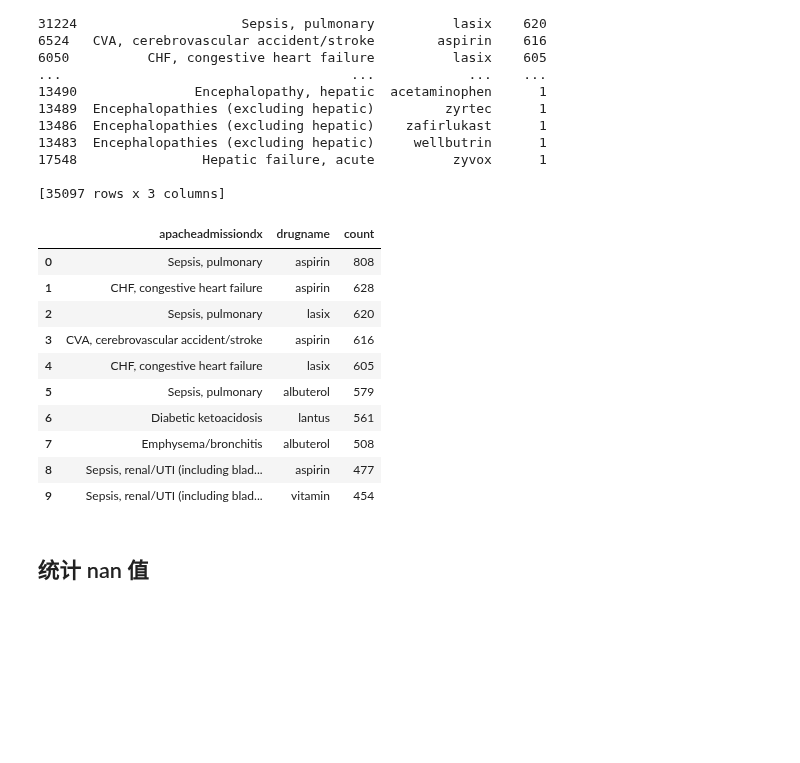
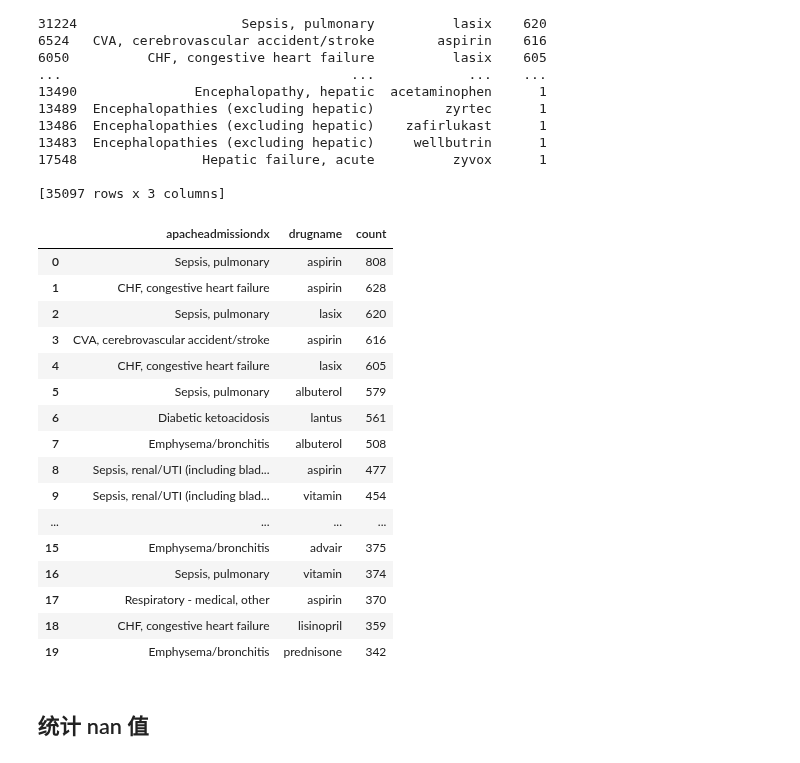
Before and after one commit to joy628/master-project, a Jupyter notebook: data-prepossing-2/admissionDrug.ipynb, the cells around one changed output. Cells and saved outputs as stored; diff of their text form; code cells hidden in the pictures; blank space fills up the shorter version.

```diff
--- a/data-prepossing-2/admissionDrug.ipynb
+++ b/data-prepossing-2/admissionDrug.ipynb
@@ -188,19 +186,25 @@ frequency_table.to_csv(porcesseddir2 + 'selected_patient_drugname_addx_freq.csv'
 # %%
-# frequency_table=pd.read_csv(porcesseddir2 + 'selected_patient_drugname_addx_freq.csv')
+frequency_table=pd.read_csv(porcesseddir2 + 'selected_patient_drugname_addx_freq.csv')
 # %%
-frequency_table.head(n=10)
+frequency_table.head(n=20)
 # %% [output]
 |  | apacheadmissiondx | drugname | count |
 | 0 | Sepsis, pulmonary | aspirin | 808 |
 | 1 | CHF, congestive heart failure | aspirin | 628 |
 | 2 | Sepsis, pulmonary | lasix | 620 |
 | 3 | CVA, cerebrovascular accident/stroke | aspirin | 616 |
 | 4 | CHF, congestive heart failure | lasix | 605 |
 | 5 | Sepsis, pulmonary | albuterol | 579 |
 | 6 | Diabetic ketoacidosis | lantus | 561 |
 | 7 | Emphysema/bronchitis | albuterol | 508 |
 | 8 | Sepsis, renal/UTI (including blad... | aspirin | 477 |
 | 9 | Sepsis, renal/UTI (including blad... | vitamin | 454 |
+| ... | ... | ... | ... |
+| 15 | Emphysema/bronchitis | advair | 375 |
+| 16 | Sepsis, pulmonary | vitamin | 374 |
+| 17 | Respiratory - medical, other | aspirin | 370 |
+| 18 | CHF, congestive heart failure | lisinopril | 359 |
+| 19 | Emphysema/bronchitis | prednisone | 342 |
 # %% [markdown]
 ## 统计 nan 值
 # %%
```
Also changed, not shown: parts of 4 cells of this notebook, 4 other files.
